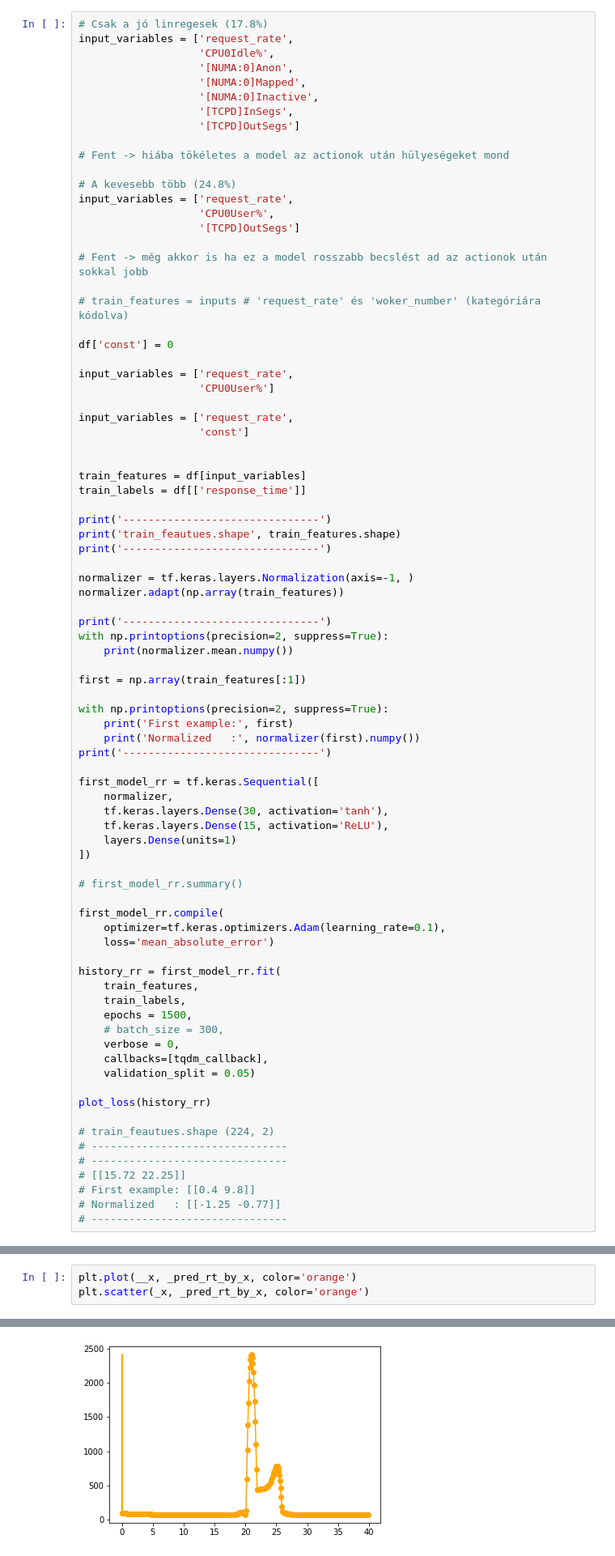
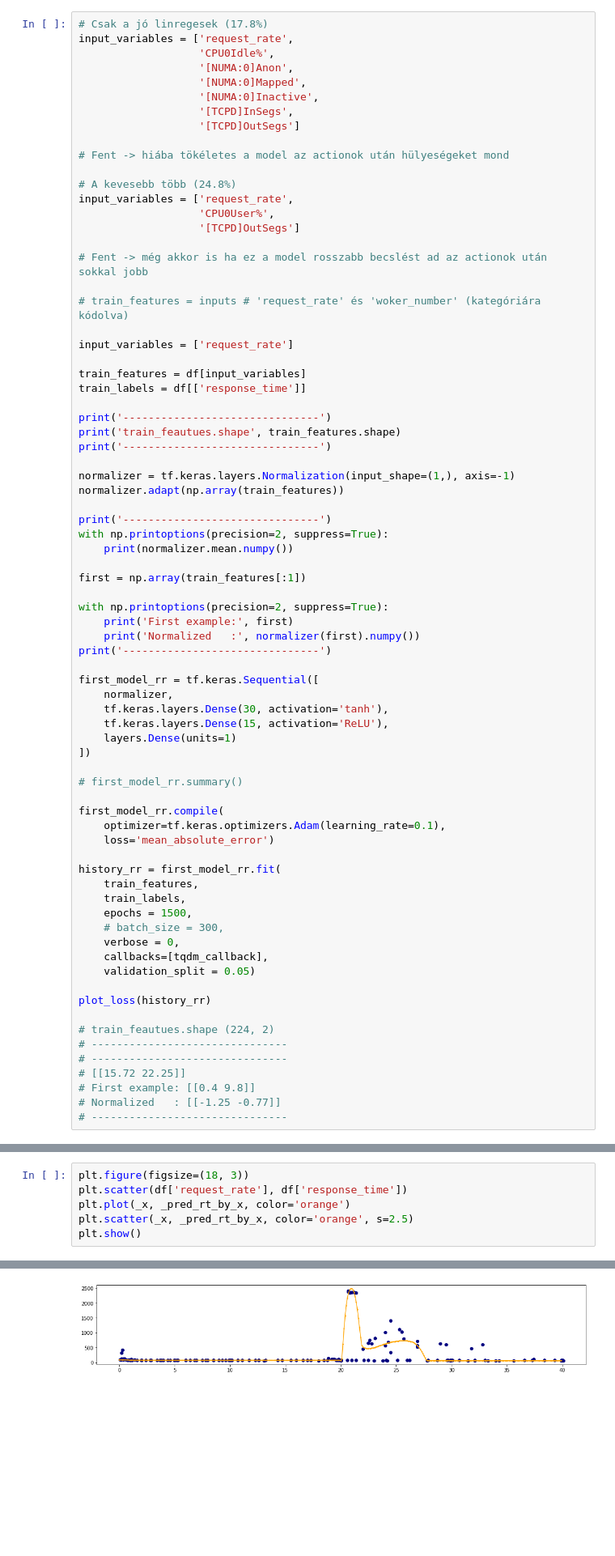
Before and after one commit to JoDeMiro/Scaler, a Jupyter notebook: Train/Train15/Kísélet.ipynb, the cells around one changed output, grey strips where cells are left out. Shown at 81% size. Saved outputs shown, nothing was run; the diff lists cells and outputs as text; blank space fills up the shorter version.

```diff
--- a/Train/Train15/Kísélet.ipynb
+++ b/Train/Train15/Kísélet.ipynb
@@ -1208,14 +1213,7 @@ input_variables = ['request_rate',
 
 # train_features = inputs # 'request_rate' és 'woker_number' (kategóriára kódolva)
 
-df['const'] = 0
-
-input_variables = ['request_rate',
-                   'CPU0User%']
-
-input_variables = ['request_rate',
-                   'const']
-
+input_variables = ['request_rate']
 
 train_features = df[input_variables]
 train_labels = df[['response_time']]
@@ -1224,7 +1222,7 @@ print('-------------------------------')
 print('train_feautues.shape', train_features.shape)
 print('-------------------------------')
 
-normalizer = tf.keras.layers.Normalization(axis=-1, )
+normalizer = tf.keras.layers.Normalization(input_shape=(1,), axis=-1)
 normalizer.adapt(np.array(train_features))
 
 print('-------------------------------')
@@ -1366,4 +1355,7 @@ plt.show()
 # %%
-plt.plot(__x, _pred_rt_by_x, color='orange')
-plt.scatter(_x, _pred_rt_by_x, color='orange')
+plt.figure(figsize=(18, 3))
+plt.scatter(df['request_rate'], df['response_time'])
+plt.plot(_x, _pred_rt_by_x, color='orange')
+plt.scatter(_x, _pred_rt_by_x, color='orange', s=2.5)
+plt.show()
 # %% [output]
@@ -1371,4 +1362,4 @@ plt.scatter(_x, _pred_rt_by_x, color='orange')
-[figure, old version]
+[figure, new version]
 # %% [markdown]
 # Oké
 
```
Also changed, not shown: parts of 64 cells of this notebook.
